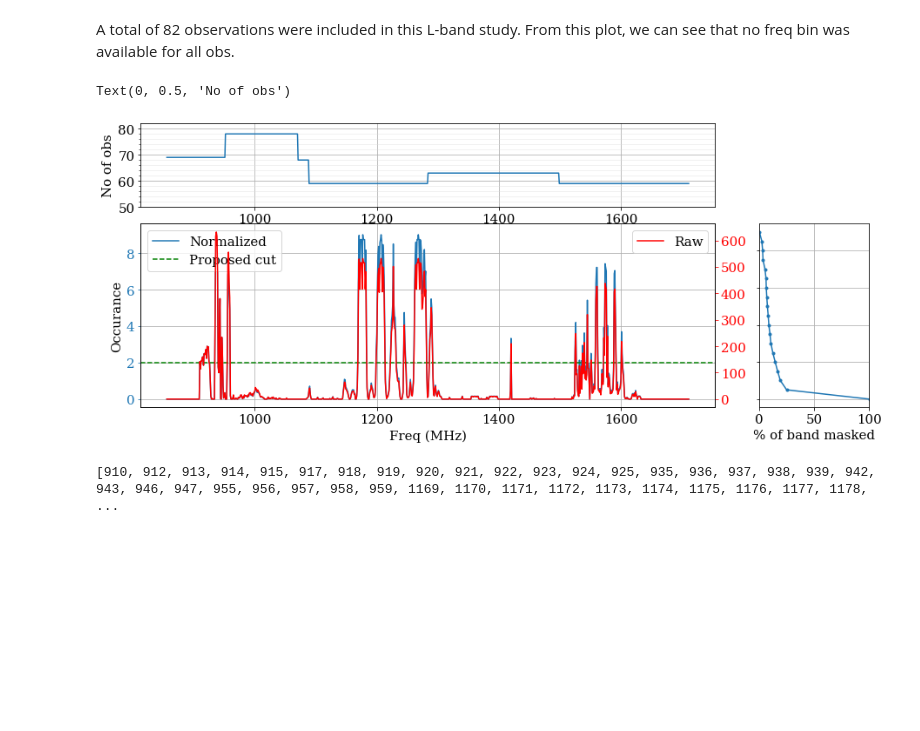
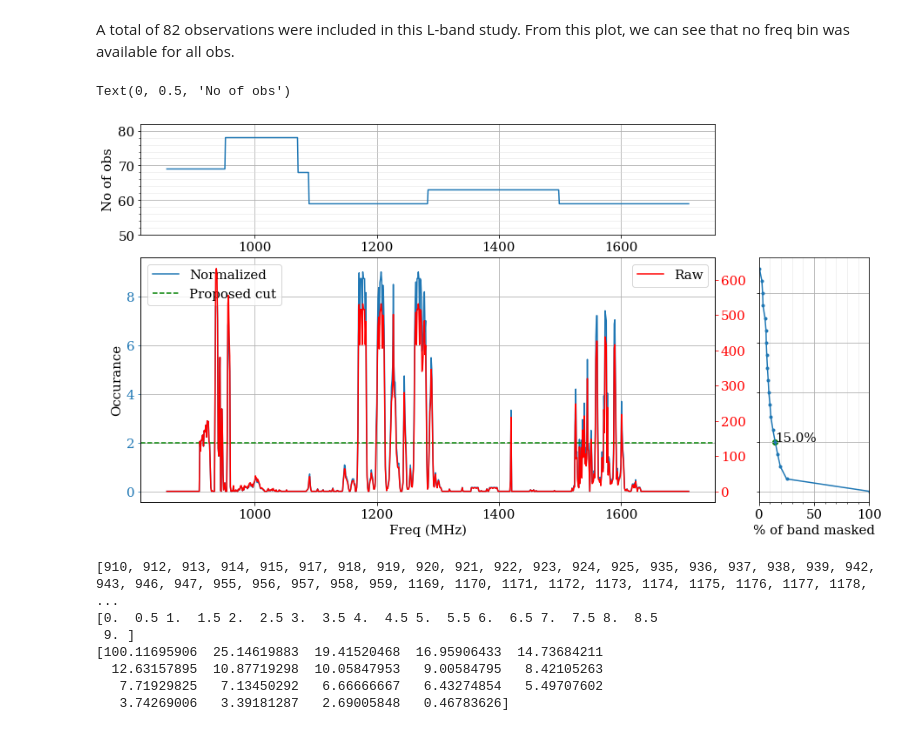
Before and after one commit to cherryng/MeerKAT_SETI_tools, a Jupyter notebook: Plot-MK-RFI.ipynb, the cells around one changed output. Drawn from its saved outputs; the diff is of its cells as text; code cells hidden in the pictures; blank space fills up the shorter version.

Commit message:
Add files via upload
Print out RFI list and determine % of band masked

```diff
--- a/Plot-MK-RFI.ipynb
+++ b/Plot-MK-RFI.ipynb
@@ -118,7 +118,7 @@ Percent_band_Norm = np.cumsum(np.flip(Percent_band_Norm))
 # %%
 #Re-plot dividing by N_obs
 
-fig = plt.figure(figsize=[15,6])
+fig = plt.figure(figsize=[15,8])
 plt.subplots_adjust(wspace = 0.4)
 mpl.rcParams.update({'font.size': 15,'font.family': 'serif'})
 
@@ -131,35 +131,44 @@ ax.set_xlabel("Freq (MHz)")
 ax.grid()
 axb= ax.twinx()
 axb.plot(Freq_Bins,Occ_Counts,c='r',label="Raw")
 
 axb.tick_params(axis='y', colors='red')
 ax.tick_params(axis='y', colors='#1f77b4')
 ax.axhline(y=2,c="g",label="Proposed cut",ls="--")
 ax.legend(loc=2)
 axb.legend(loc=1)
 
 #Right lateral panel
+x = np.flip(Percent_band_Norm)/BW_total*100
 ax2 = plt.subplot2grid((3,5),(1,4), rowspan=2,colspan=1)
-ax2.plot(np.flip(Percent_band_Norm)/BW_total*100,Threshold_Bins_Norm,marker="o",markersize=3)
+ax2.plot(x,Threshold_Bins_Norm,marker="o",markersize=3)
 ax2.grid()
 ax2.set_xlabel("% of band masked")
 ax2.set_xlim(0,100)
 ax2.set_yticklabels("")
+minor_ticks = np.arange(0, 100, 10)
+ax2.set_xticks(minor_ticks, minor=True)
+ax2.grid(b=True, which='minor', color='gainsboro', linestyle='-',alpha=0.5)
+ax2.annotate(str(np.round(x[4],0))+"%",(x[4],Threshold_Bins_Norm[4]),c=)
+ax2.scatter(x[4],Threshold_Bins_Norm[4],marker="o",c="g")
+
+
+
 
 
 #Top panel
 ax3 = plt.subplot2grid((3,5),(0,0), rowspan=1,colspan=4)
 ax3.plot(Freq_Bins, N_obs)
 ax3.set_ylim(50,82)
 ax3.set_yticks(np.arange(50,82, 10))
 minor_ticks = np.arange(50, 82, 2)
 ax3.set_yticks(minor_ticks, minor=True)
 ax3.grid()
 ax3.grid(b=True, which='minor', color='gainsboro', linestyle='-',alpha=0.5)
 ax3.set_ylabel("No of obs")
 # %% [output]
 Text(0, 0.5, 'No of obs')
-[figure, old version]
+[figure, new version]
 # %%
 #Print out the master list of RFI to mask
 
@@ -169,5 +178,14 @@ for i in range(len(Freq_Bins)):
         MasterRFI.append(Freq_Bins[i])
 
 print(MasterRFI)
+
+print(Threshold_Bins_Norm)
+print(np.flip(Percent_band_Norm)/BW_total*100)
 # %% [output]
 [910, 912, 913, 914, 915, 917, 918, 919, 920, 921, 922, 923, 924, 925, 935, 936, 937, 938, 939, 942, 943, 946, 947, 955, 956, 957, 958, 959, 1169, 1170, 1171, 1172, 1173, 1174, 1175, 1176, 1177, 1178, ...
+[0.  0.5 1.  1.5 2.  2.5 3.  3.5 4.  4.5 5.  5.5 6.  6.5 7.  7.5 8.  8.5
+ 9. ]
+[100.11695906  25.14619883  19.41520468  16.95906433  14.73684211
+  12.63157895  10.87719298  10.05847953   9.00584795   8.42105263
+   7.71929825   7.13450292   6.66666667   6.43274854   5.49707602
+   3.74269006   3.39181287   2.69005848   0.46783626]
```
